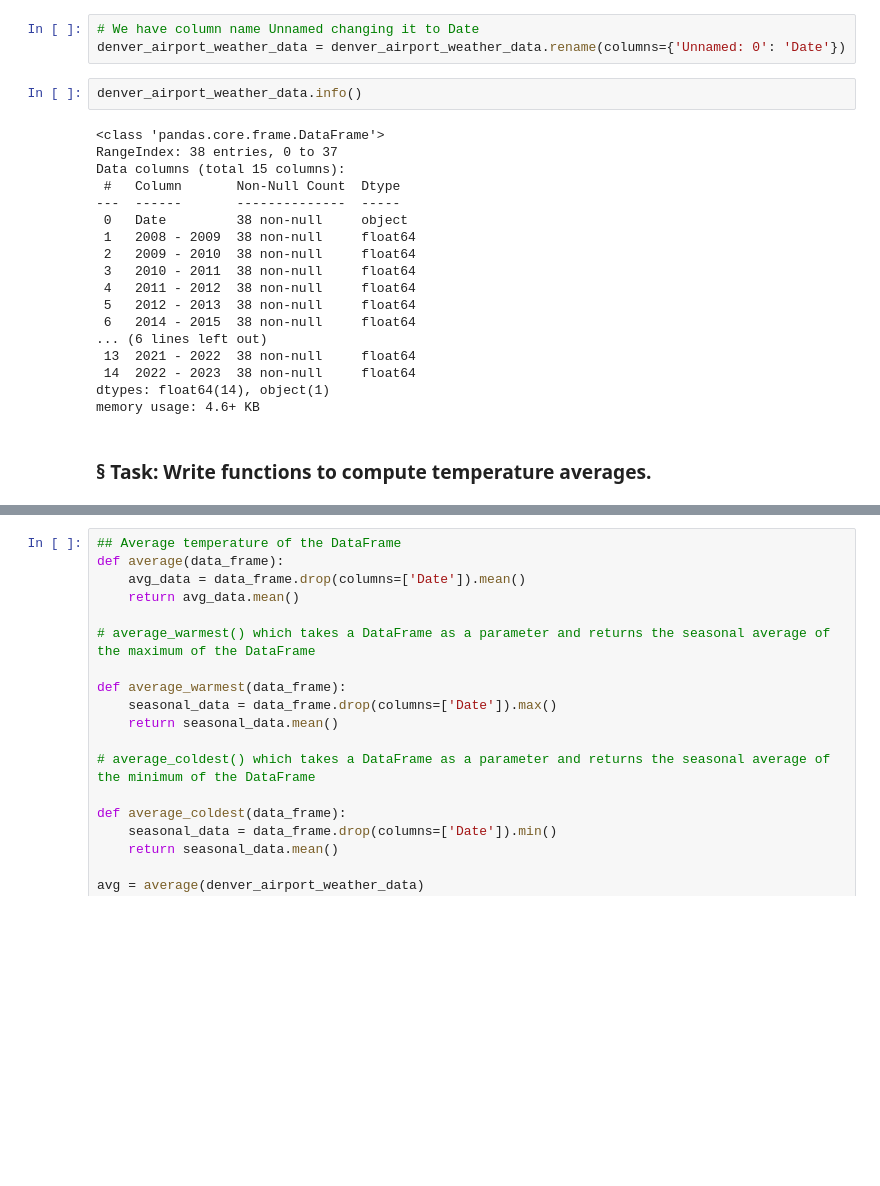
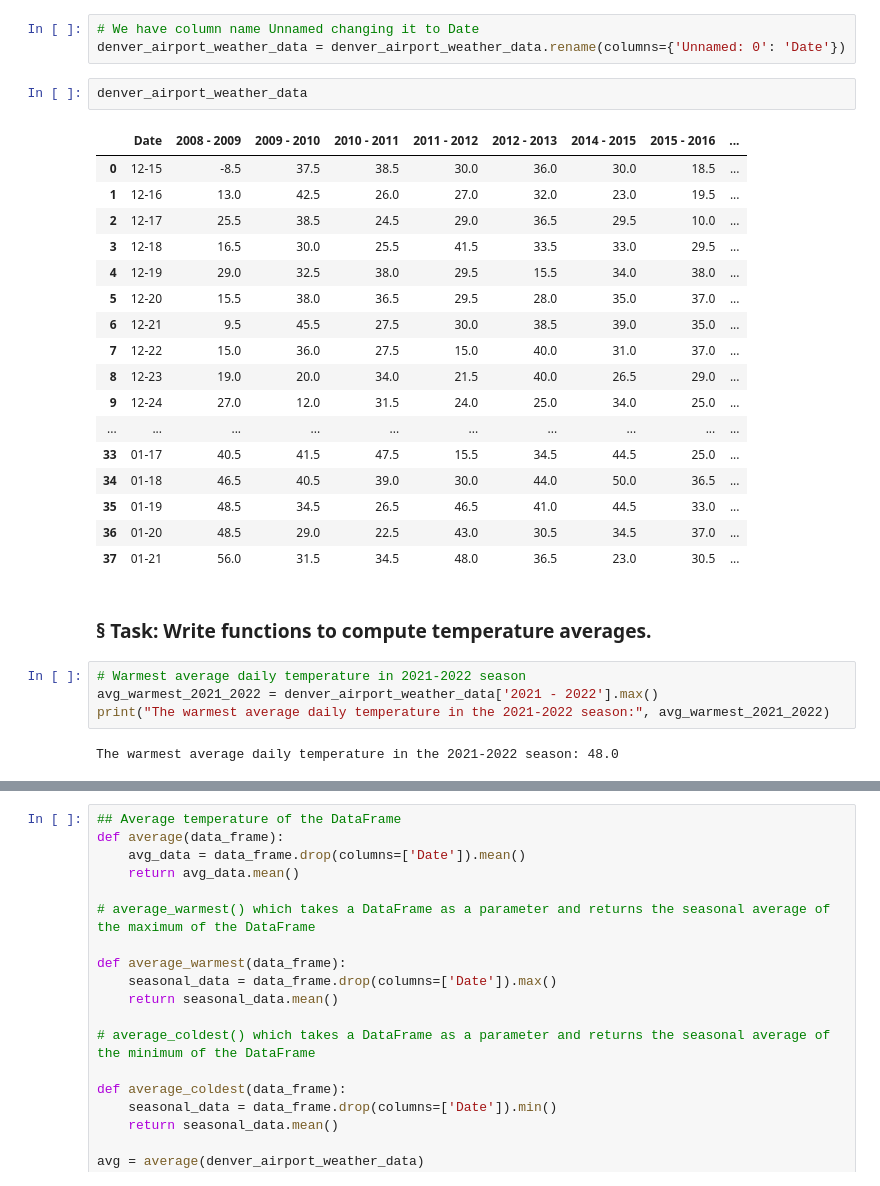
Before and after one commit to TN4451/-mcis6273-s24-datamining, a Jupyter notebook: homework/hw0/hw0.ipynb, the cells around one changed output, grey strips where cells are left out. Drawn from its saved outputs; the diff is of its cells as text; blank space fills up the shorter version.

```diff
--- a/homework/hw0/hw0.ipynb
+++ b/homework/hw0/hw0.ipynb
@@ -209,24 +229,30 @@ denver_airport_weather_data = airport_weather_data.dropna(axis = 1)
 # We have column name Unnamed changing it to Date
 denver_airport_weather_data = denver_airport_weather_data.rename(columns={'Unnamed: 0': 'Date'})
 # %%
-denver_airport_weather_data.info()
+denver_airport_weather_data
 # %% [output]
-<class 'pandas.core.frame.DataFrame'>
-RangeIndex: 38 entries, 0 to 37
-Data columns (total 15 columns):
- #   Column       Non-Null Count  Dtype
----  ------       --------------  -----
- 0   Date         38 non-null     object
- 1   2008 - 2009  38 non-null     float64
- 2   2009 - 2010  38 non-null     float64
- 3   2010 - 2011  38 non-null     float64
- 4   2011 - 2012  38 non-null     float64
- 5   2012 - 2013  38 non-null     float64
- 6   2014 - 2015  38 non-null     float64
-... (6 lines left out)
- 13  2021 - 2022  38 non-null     float64
- 14  2022 - 2023  38 non-null     float64
-dtypes: float64(14), object(1)
-memory usage: 4.6+ KB
+|  | Date | 2008 - 2009 | 2009 - 2010 | 2010 - 2011 | 2011 - 2012 | 2012 - 2013 | 2014 - 2015 | 2015 - 2016 | ... |
+| 0 | 12-15 | -8.5 | 37.5 | 38.5 | 30.0 | 36.0 | 30.0 | 18.5 | ... |
+| 1 | 12-16 | 13.0 | 42.5 | 26.0 | 27.0 | 32.0 | 23.0 | 19.5 | ... |
+| 2 | 12-17 | 25.5 | 38.5 | 24.5 | 29.0 | 36.5 | 29.5 | 10.0 | ... |
+| 3 | 12-18 | 16.5 | 30.0 | 25.5 | 41.5 | 33.5 | 33.0 | 29.5 | ... |
+| 4 | 12-19 | 29.0 | 32.5 | 38.0 | 29.5 | 15.5 | 34.0 | 38.0 | ... |
+| 5 | 12-20 | 15.5 | 38.0 | 36.5 | 29.5 | 28.0 | 35.0 | 37.0 | ... |
+| 6 | 12-21 | 9.5 | 45.5 | 27.5 | 30.0 | 38.5 | 39.0 | 35.0 | ... |
+| 7 | 12-22 | 15.0 | 36.0 | 27.5 | 15.0 | 40.0 | 31.0 | 37.0 | ... |
+| 8 | 12-23 | 19.0 | 20.0 | 34.0 | 21.5 | 40.0 | 26.5 | 29.0 | ... |
+| 9 | 12-24 | 27.0 | 12.0 | 31.5 | 24.0 | 25.0 | 34.0 | 25.0 | ... |
+| ... | ... | ... | ... | ... | ... | ... | ... | ... | ... |
+| 33 | 01-17 | 40.5 | 41.5 | 47.5 | 15.5 | 34.5 | 44.5 | 25.0 | ... |
+| 34 | 01-18 | 46.5 | 40.5 | 39.0 | 30.0 | 44.0 | 50.0 | 36.5 | ... |
+| 35 | 01-19 | 48.5 | 34.5 | 26.5 | 46.5 | 41.0 | 44.5 | 33.0 | ... |
+| 36 | 01-20 | 48.5 | 29.0 | 22.5 | 43.0 | 30.5 | 34.5 | 37.0 | ... |
+| 37 | 01-21 | 56.0 | 31.5 | 34.5 | 48.0 | 36.5 | 23.0 | 30.5 | ... |
 # %% [markdown]
 ### § Task: Write functions to compute temperature averages.
+# %%
+# Warmest average daily temperature in 2021-2022 season
+avg_warmest_2021_2022 = denver_airport_weather_data['2021 - 2022'].max()
+print("The warmest average daily temperature in the 2021-2022 season:", avg_warmest_2021_2022)
+# %% [output]
+The warmest average daily temperature in the 2021-2022 season: 48.0
```
Also changed, not shown: parts of 2 cells of this notebook, 6 other files.
